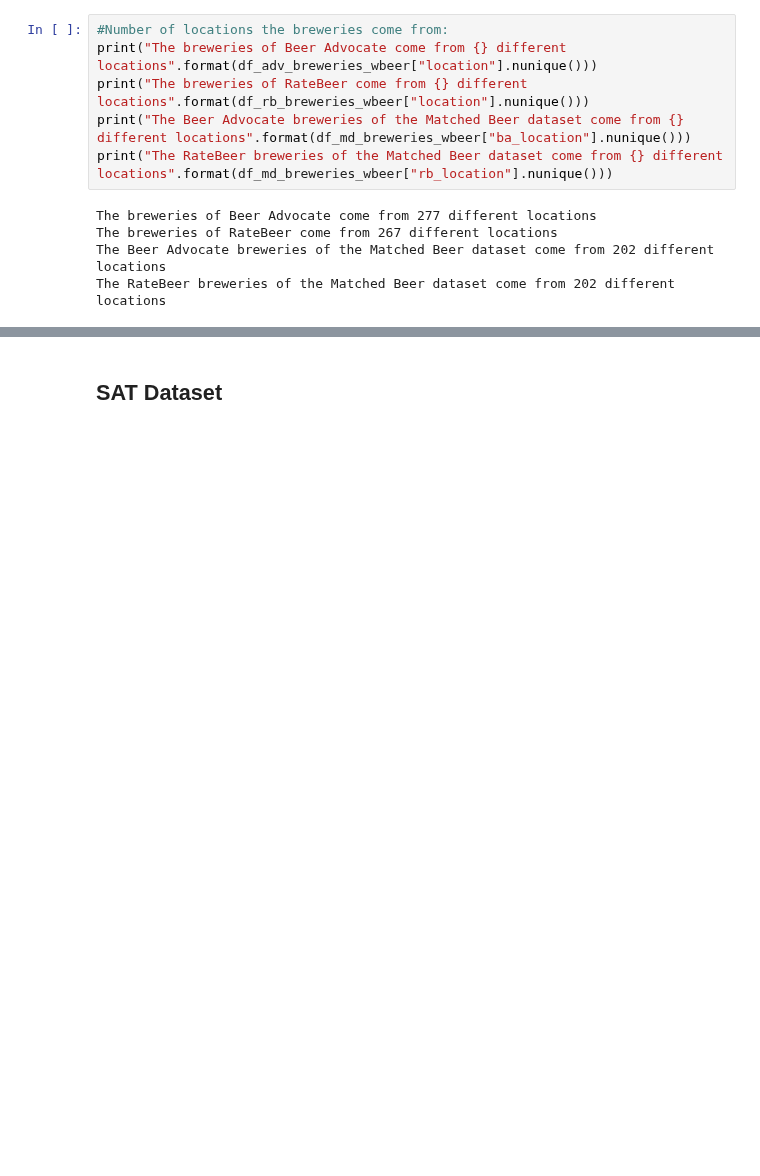
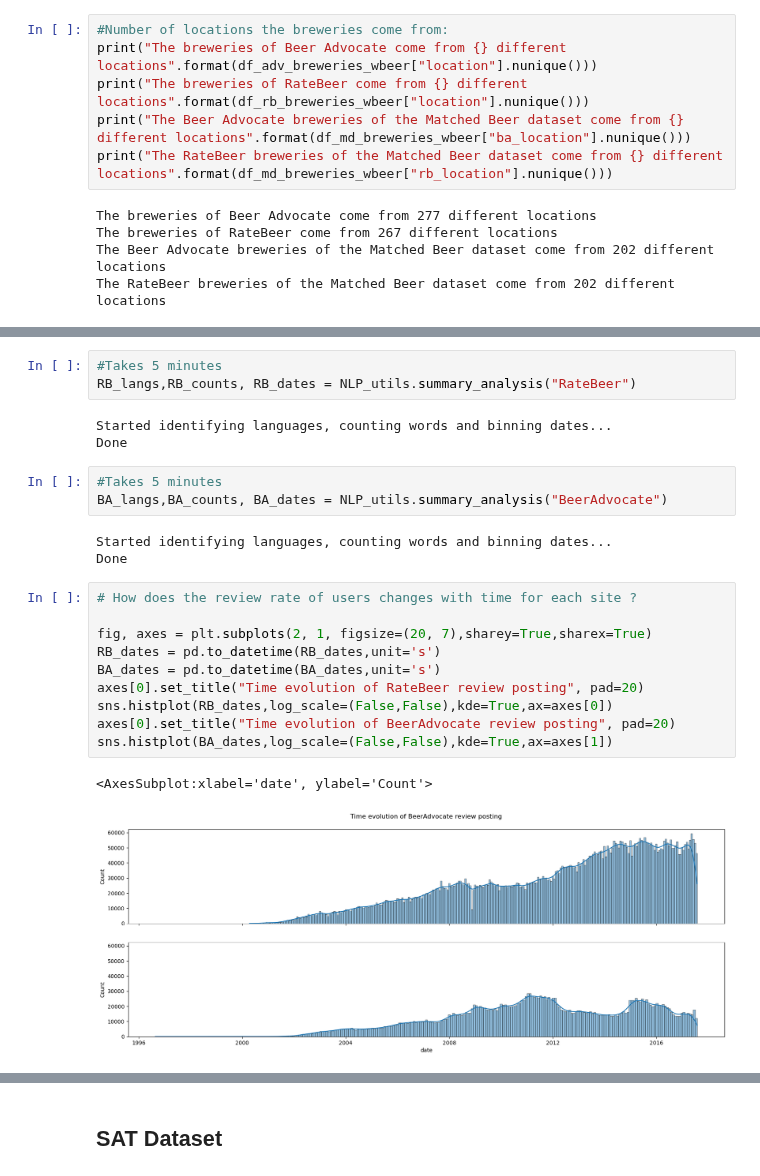
Before and after one commit to epfl-ada/ada-2022-project-hotchocolate, a Jupyter notebook: Notebook.ipynb, the cells around one changed output, grey strips where cells are left out. Saved outputs shown, nothing was run; the diff lists cells and outputs as text; blank space fills up the shorter version.

Commit message:
sat, reviews and ratings analysis

```diff
--- a/Notebook.ipynb
+++ b/Notebook.ipynb
@@ -646,0 +652,25 @@ df_md_breweries_wbeer.head()
+# %%
+#Takes 5 minutes
+RB_langs,RB_counts, RB_dates = NLP_utils.summary_analysis("RateBeer")
+# %% [output]
+Started identifying languages, counting words and binning dates...
+Done
+# %%
+#Takes 5 minutes
+BA_langs,BA_counts, BA_dates = NLP_utils.summary_analysis("BeerAdvocate")
+# %% [output]
+Started identifying languages, counting words and binning dates...
+Done
+# %%
+# How does the review rate of users changes with time for each site ?
+
+fig, axes = plt.subplots(2, 1, figsize=(20, 7),sharey=True,sharex=True)
+RB_dates = pd.to_datetime(RB_dates,unit='s')
+BA_dates = pd.to_datetime(BA_dates,unit='s')
+axes[0].set_title("Time evolution of RateBeer review posting", pad=20)
+sns.histplot(RB_dates,log_scale=(False,False),kde=True,ax=axes[0])
+axes[0].set_title("Time evolution of BeerAdvocate review posting", pad=20)
+sns.histplot(BA_dates,log_scale=(False,False),kde=True,ax=axes[1])
+# %% [output]
+<AxesSubplot:xlabel='date', ylabel='Count'>
+[figure, added]
```
Also changed, not shown: parts of 16 cells of this notebook, 2 other files.
